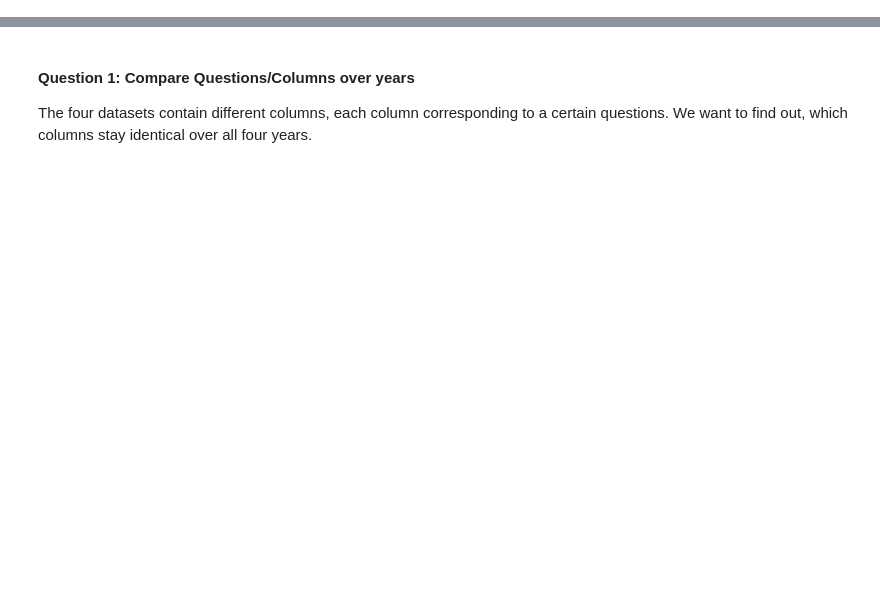
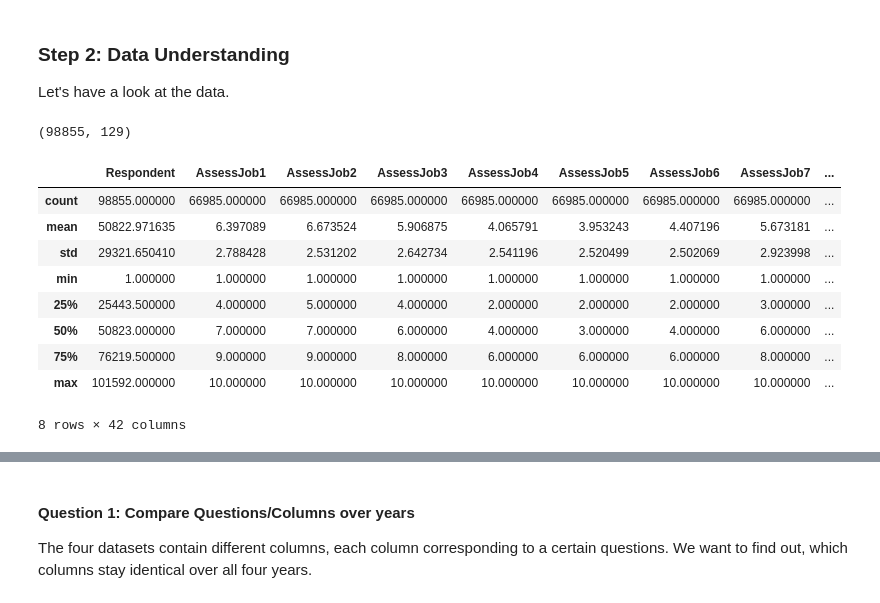
Before and after one commit to lugalbandaw/dsnd-1, a Jupyter notebook: DS Project 1.ipynb, the cells around one changed output, grey strips where cells are left out. Saved outputs shown, nothing was run; the diff lists cells and outputs as text; code cells hidden in the pictures; blank space fills up the shorter version.

```diff
--- a/DS Project 1.ipynb
+++ b/DS Project 1.ipynb
@@ -28,6 +30,25 @@ df2019 = pd.read_csv('./Data/stack-overflow-developer-survey-2019/survey_results
 df2020 = pd.read_csv('./Data/stack-overflow-developer-survey-2020/survey_results_public.csv')
 
 df2021 = pd.read_csv('./Data/stack-overflow-developer-survey-2021/survey_results_public.csv')
+# %% [markdown]
+### Step 2: Data Understanding
+
+Let's have a look at the data.
+# %%
+print(df2018.shape)
+df2018.describe()
+# %% [output]
+(98855, 129)
+|  | Respondent | AssessJob1 | AssessJob2 | AssessJob3 | AssessJob4 | AssessJob5 | AssessJob6 | AssessJob7 | ... |
+| count | 98855.000000 | 66985.000000 | 66985.000000 | 66985.000000 | 66985.000000 | 66985.000000 | 66985.000000 | 66985.000000 | ... |
+| mean | 50822.971635 | 6.397089 | 6.673524 | 5.906875 | 4.065791 | 3.953243 | 4.407196 | 5.673181 | ... |
+| std | 29321.650410 | 2.788428 | 2.531202 | 2.642734 | 2.541196 | 2.520499 | 2.502069 | 2.923998 | ... |
+| min | 1.000000 | 1.000000 | 1.000000 | 1.000000 | 1.000000 | 1.000000 | 1.000000 | 1.000000 | ... |
+| 25% | 25443.500000 | 4.000000 | 5.000000 | 4.000000 | 2.000000 | 2.000000 | 2.000000 | 3.000000 | ... |
+| 50% | 50823.000000 | 7.000000 | 7.000000 | 6.000000 | 4.000000 | 3.000000 | 4.000000 | 6.000000 | ... |
+| 75% | 76219.500000 | 9.000000 | 9.000000 | 8.000000 | 6.000000 | 6.000000 | 6.000000 | 8.000000 | ... |
+| max | 101592.000000 | 10.000000 | 10.000000 | 10.000000 | 10.000000 | 10.000000 | 10.000000 | 10.000000 | ... |
+8 rows × 42 columns
 # %%
 df2018.head()
 # %% [output]
```
Also changed, not shown: parts of 26 cells of this notebook.
